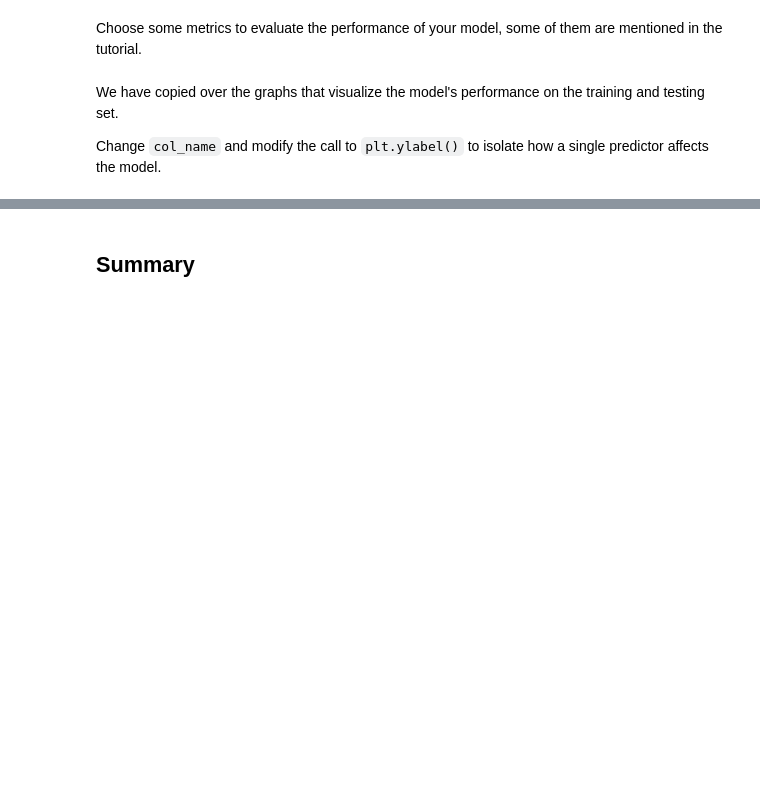
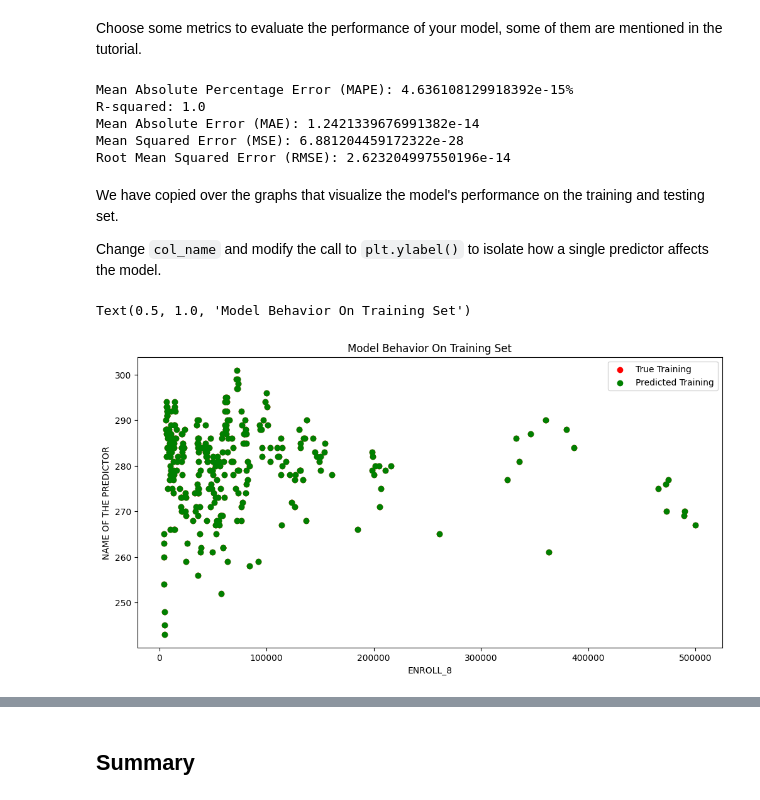
Before and after one commit to katrinal13/MDST-Tutorial, a Jupyter notebook: tutorial1/checkpoint1.ipynb, the cells around one changed output, grey strips where cells are left out. Cells and saved outputs as stored; diff of their text form; code cells hidden in the pictures; blank space fills up the shorter version.

```diff
--- a/tutorial1/checkpoint1.ipynb
+++ b/tutorial1/checkpoint1.ipynb
@@ -242,6 +243,7 @@ ML Models [Resource](https://medium.com/@vijaya.beeravalli/comparison-of-machine
 # %%
 # create your model here
 # model =
+model = LinearRegression()
 # %%
 model.fit(X_train, y_train)
 # %% [output]
@@ -252,19 +254,42 @@ y_pred = model.predict(X_test)
 ## Evaluation
 # %% [markdown]
 Choose some metrics to evaluate the performance of your model, some of them are mentioned in the tutorial.
+# %%
+from sklearn.metrics import mean_absolute_error
+from sklearn.metrics import mean_squared_error
+
+r_squared = model.score(X_test, y_test)
+mae = mean_absolute_error(y_test, y_pred)
+mse = mean_squared_error(y_test, y_pred)
+rmse = np.sqrt(mse)
+mape = np.mean(np.abs((y_test - y_pred) / y_test)) * 100
+print(f"Mean Absolute Percentage Error (MAPE): {mape}%")
+print(f"R-squared: {r_squared}")
+print(f"Mean Absolute Error (MAE): {mae}")
+print(f"Mean Squared Error (MSE): {mse}")
+print(f"Root Mean Squared Error (RMSE): {rmse}")
+# %% [output]
+Mean Absolute Percentage Error (MAPE): 4.636108129918392e-15%
+R-squared: 1.0
+Mean Absolute Error (MAE): 1.2421339676991382e-14
+Mean Squared Error (MSE): 6.881204459172322e-28
+Root Mean Squared Error (RMSE): 2.623204997550196e-14
 # %% [markdown]
 We have copied over the graphs that visualize the model's performance on the training and testing set.
 
 Change `col_name` and modify the call to `plt.ylabel()` to isolate how a single predictor affects the model.
 # %%
-# col_name = 'COLUMN NAME OF ONE PREDICTOR'
+col_name = 'ENROLL_8'
 
-# f = plt.figure(figsize=(12,6))
-# plt.scatter(X_train[col_name], y_train, color = "red")
-# plt.scatter(X_train[col_name], model.predict(X_train), color = "green")
+f = plt.figure(figsize=(12,6))
+plt.scatter(X_train[col_name], y_train, color = "red")
+plt.scatter(X_train[col_name], model.predict(X_train), color = "green")
 
-# plt.legend(['True Training','Predicted Training'])
-# plt.xlabel(col_name)
-# plt.ylabel('NAME OF THE PREDICTOR')
-# plt.title("Model Behavior On Training Set")
+plt.legend(['True Training','Predicted Training'])
+plt.xlabel(col_name)
+plt.ylabel('NAME OF THE PREDICTOR')
+plt.title("Model Behavior On Training Set")
+# %% [output]
+Text(0.5, 1.0, 'Model Behavior On Training Set')
+[figure, added]
 # %%
```
Also changed, not shown: parts of 6 cells of this notebook, 3 other files.
